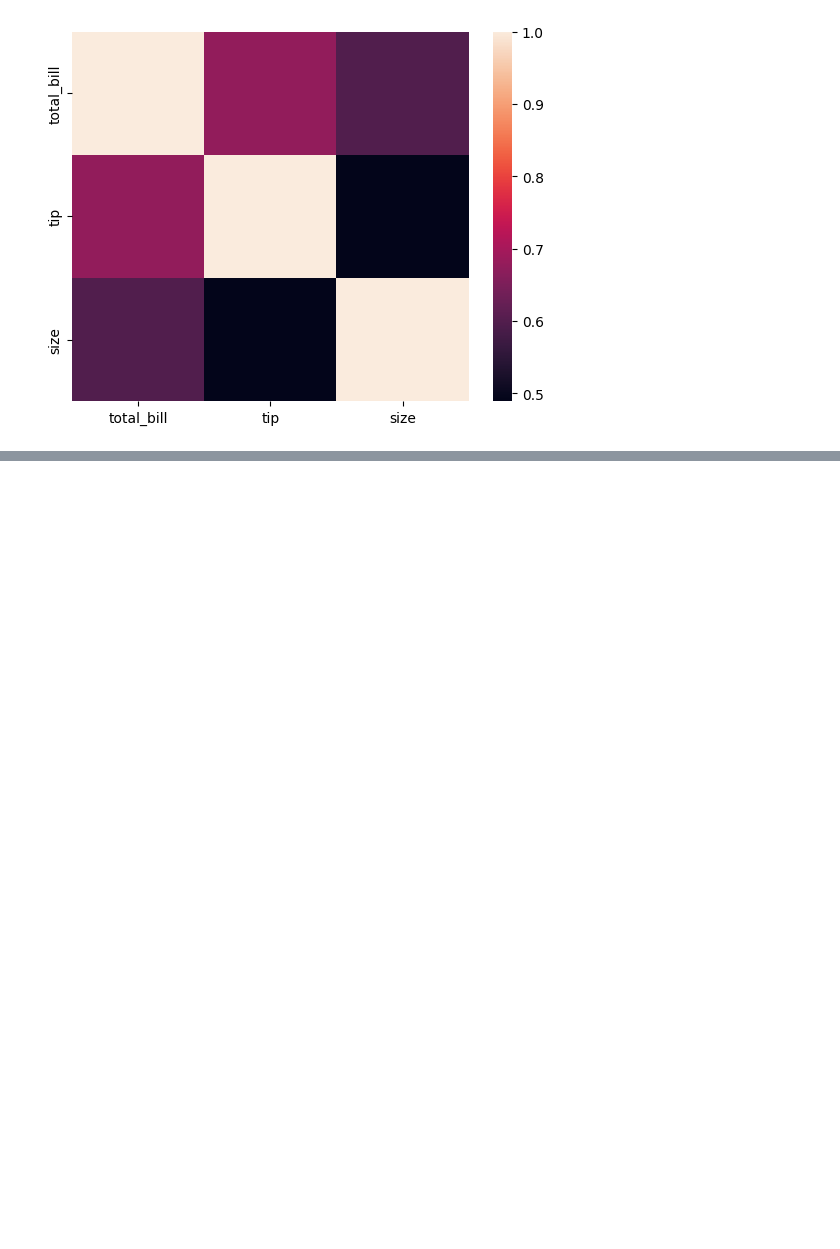
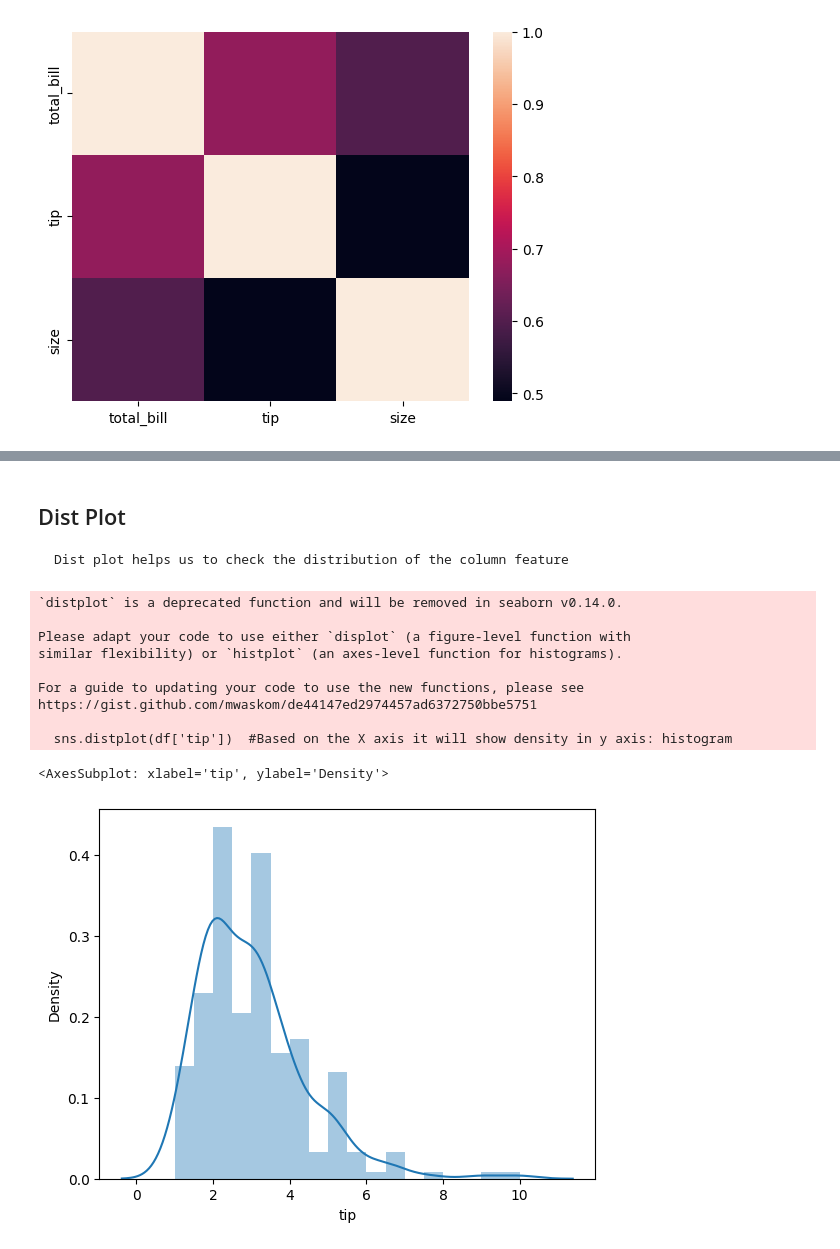
Before and after one commit to prabinbhagat/repos-vscode, a Jupyter notebook: Seaborn(visualizing).ipynb, the cells around one changed output, grey strips where cells are left out. Cells and saved outputs as stored; diff of their text form; code cells hidden in the pictures; blank space fills up the shorter version.

```diff
--- a/Seaborn(visualizing).ipynb
+++ b/Seaborn(visualizing).ipynb
@@ -103,0 +155,17 @@ sns.heatmap(df.corr())  # we are able to visualize corelation we just need to pr
+# %% [markdown]
+## Dist Plot
+    Dist plot helps us to check the distribution of the column feature
+# %%
+sns.distplot(df['tip'])  #Based on the X axis it will show density in y axis: histogram
+# %% [output]
+`distplot` is a deprecated function and will be removed in seaborn v0.14.0.
+
+Please adapt your code to use either `displot` (a figure-level function with
+similar flexibility) or `histplot` (an axes-level function for histograms).
+
+For a guide to updating your code to use the new functions, please see
+https://gist.github.com/mwaskom/de44147ed2974457ad6372750bbe5751
+
+  sns.distplot(df['tip'])  #Based on the X axis it will show density in y axis: histogram
+<AxesSubplot: xlabel='tip', ylabel='Density'>
+[figure, added]
```
Also changed, not shown: parts of 21 cells of this notebook.
